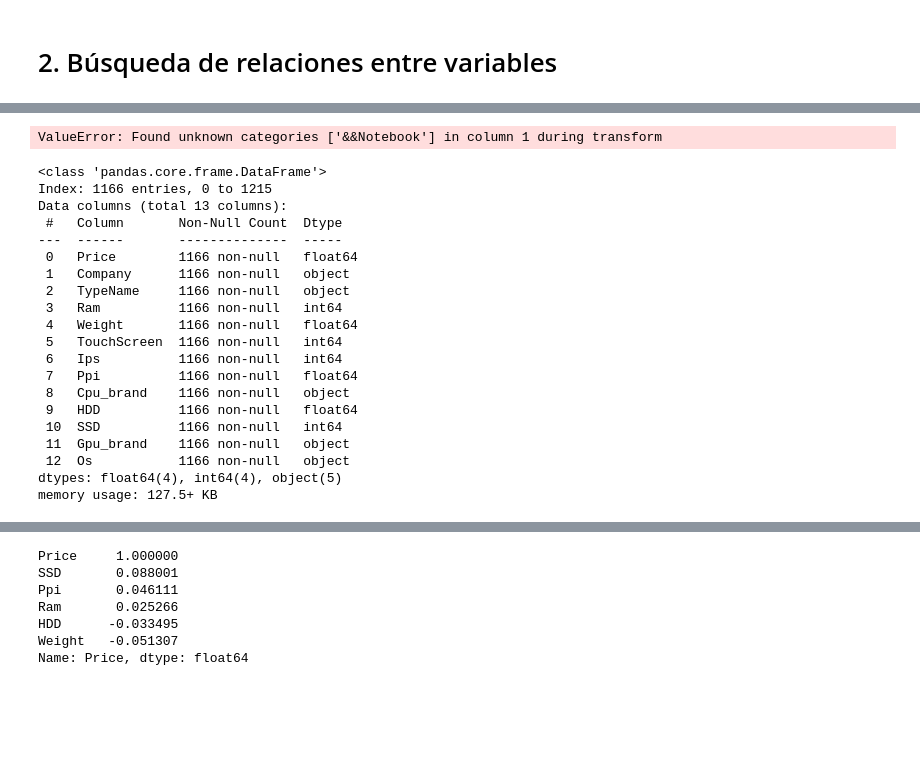
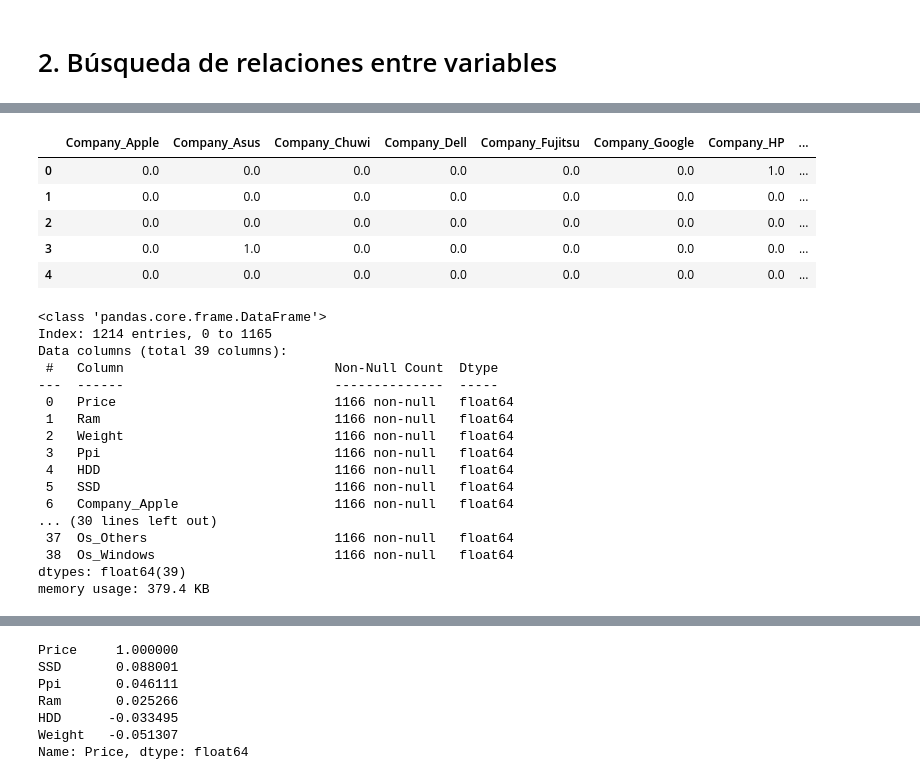
Before and after one commit to ddummann/BI-202302-1, a Jupyter notebook: Lab2/MainNotebook.ipynb, the cells around one changed output, grey strips where cells are left out. Cells and saved outputs as stored; diff of their text form; code cells hidden in the pictures; blank space fills up the shorter version.

Commit message:
conversion OHE train y test dataframes

```diff
--- a/Lab2/MainNotebook.ipynb
+++ b/Lab2/MainNotebook.ipynb
@@ -477,25 +491,27 @@ Cpu_brand: ['Intel Core i3' 'Intel Core i5' 'Intel Core i7' 'Other Intel Process
  'AMD Processor']
 Gpu_brand: ['Intel' 'Nvidia' 'AMD']
 Os: ['Windows' 'Others']
+# %%
+# Transformar variables categoricas a numericas usando OneHotEncoder
+ohe = OneHotEncoder(drop='first', sparse_output=False)
 # %%
-# Transformar variables categoricas a numericas con OneHotEncoder
-ohe = OneHotEncoder(drop='first', sparse=False)
-
 # Ajustar el encoder con los datos de entrenamiento
 df_encoded_train = ohe.fit_transform(df_laptops_train[featuresCategoricas])
 
 # Ajustar el encoder con los datos no etiquetados
 df_encoded_unlabeled = ohe.transform(df_laptops_test_unlabeled[featuresCategoricas])
-
-# Convertir el resultado a un DataFrame
-df_encoded_train = pd.DataFrame(df_encoded_train, columns=ohe.get_feature_names())
-df_encoded_unlabeled = pd.DataFrame(df_encoded_unlabeled, columns=ohe.get_feature_names())
-
-# Revisar el resultado
-df_encoded_train.head()
-
-
-#df_laptops_train = pd.concat([df_laptops_train.drop(featuresCategoricas, axis=1), df_encoded_train], axis=1)
-#df_laptops_test_unlabeled = pd.concat([df_laptops_test_unlabeled.drop(featuresCategoricas, axis=1), df_encoded_test], axis=1)
-# %% [output]
-ValueError: Found unknown categories ['&&Notebook'] in column 1 during transform
+# %%
+# Convertir los resultados en DataFrame
+df_encoded_train = pd.DataFrame(df_encoded_train, columns=ohe.get_feature_names_out(featuresCategoricas))
+df_encoded_unlabeled = pd.DataFrame(df_encoded_unlabeled, columns=ohe.get_feature_names_out(featuresCategoricas))
+# %%
+# Revisar el resultado
+# df_encoded_train.head()
+df_encoded_unlabeled.head()
+# %% [output]
+|  | Company_Apple | Company_Asus | Company_Chuwi | Company_Dell | Company_Fujitsu | Company_Google | Company_HP | ... |
+| 0 | 0.0 | 0.0 | 0.0 | 0.0 | 0.0 | 0.0 | 1.0 | ... |
+| 1 | 0.0 | 0.0 | 0.0 | 0.0 | 0.0 | 0.0 | 0.0 | ... |
+| 2 | 0.0 | 0.0 | 0.0 | 0.0 | 0.0 | 0.0 | 0.0 | ... |
+| 3 | 0.0 | 1.0 | 0.0 | 0.0 | 0.0 | 0.0 | 0.0 | ... |
+| 4 | 0.0 | 0.0 | 0.0 | 0.0 | 0.0 | 0.0 | 0.0 | ... |
@@ -502,24 +527,21 @@ ValueError: Found unknown categories ['&&Notebook'] in column 1 during transform
 # %%
-df_laptops_train.info()
+df_laptops_train_copy.info()
 # %% [output]
 <class 'pandas.core.frame.DataFrame'>
-Index: 1166 entries, 0 to 1215
-Data columns (total 13 columns):
- #   Column       Non-Null Count  Dtype
----  ------       --------------  -----
- 0   Price        1166 non-null   float64
- 1   Company      1166 non-null   object
- 2   TypeName     1166 non-null   object
- 3   Ram          1166 non-null   int64
- 4   Weight       1166 non-null   float64
- 5   TouchScreen  1166 non-null   int64
- 6   Ips          1166 non-null   int64
- 7   Ppi          1166 non-null   float64
- 8   Cpu_brand    1166 non-null   object
- 9   HDD          1166 non-null   float64
- 10  SSD          1166 non-null   int64
- 11  Gpu_brand    1166 non-null   object
- 12  Os           1166 non-null   object
-dtypes: float64(4), int64(4), object(5)
-memory usage: 127.5+ KB
+Index: 1214 entries, 0 to 1165
+Data columns (total 39 columns):
+ #   Column                           Non-Null Count  Dtype
+---  ------                           --------------  -----
+ 0   Price                            1166 non-null   float64
+ 1   Ram                              1166 non-null   float64
+ 2   Weight                           1166 non-null   float64
+ 3   Ppi                              1166 non-null   float64
+ 4   HDD                              1166 non-null   float64
+ 5   SSD                              1166 non-null   float64
+ 6   Company_Apple                    1166 non-null   float64
+... (30 lines left out)
+ 37  Os_Others                        1166 non-null   float64
+ 38  Os_Windows                       1166 non-null   float64
+dtypes: float64(39)
+memory usage: 379.4 KB
 # %%
```
Also changed, not shown: parts of 8 cells of this notebook, 1 other file.
